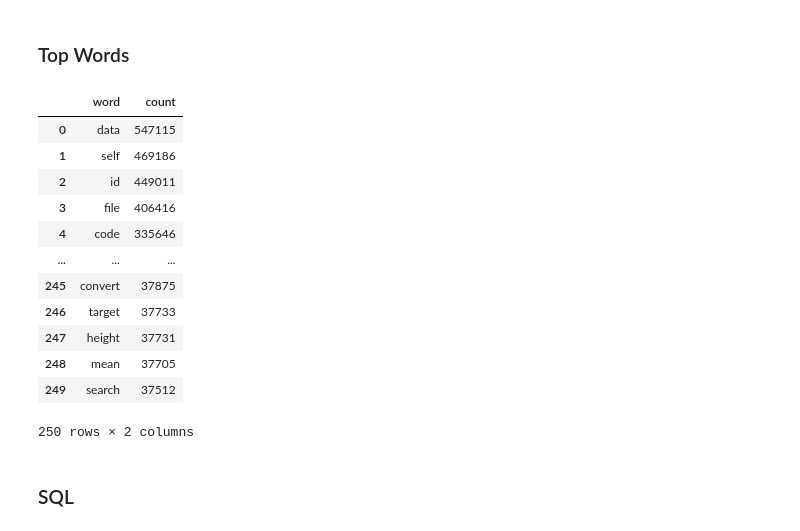
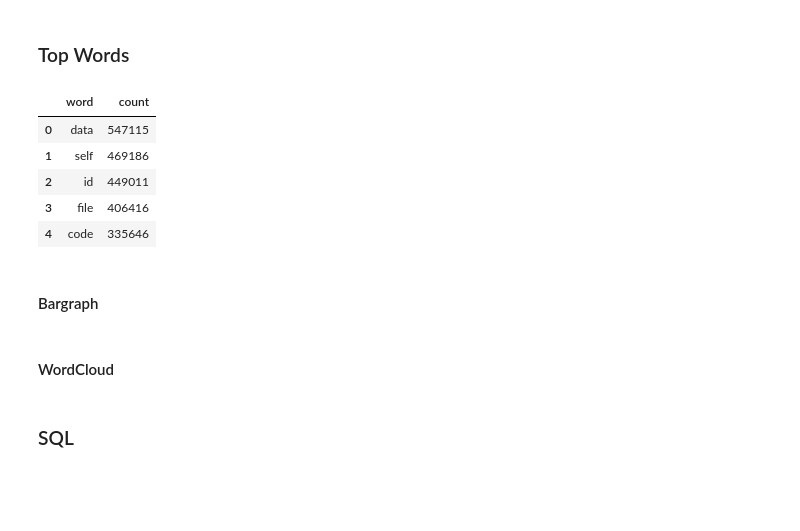
Before and after one commit to VPNA09/Stackoverflow-NLP, a Jupyter notebook: code/03 eda.ipynb, the cells around one changed output. Drawn from its saved outputs; the diff is of its cells as text; code cells hidden in the pictures; blank space fills up the shorter version.

```diff
--- a/code/03 eda.ipynb
+++ b/code/03 eda.ipynb
@@ -405,23 +405,20 @@ word_cloud(total_frequency, 'test', 10)
 # %%
 total_frequency = freq_words(df)
 # %%
-total_frequency
+total_frequency.head()
 # %% [output]
 |  | word | count |
 | 0 | data | 547115 |
 | 1 | self | 469186 |
 | 2 | id | 449011 |
 | 3 | file | 406416 |
 | 4 | code | 335646 |
-| ... | ... | ... |
-| 245 | convert | 37875 |
-| 246 | target | 37733 |
-| 247 | height | 37731 |
-| 248 | mean | 37705 |
-| 249 | search | 37512 |
-250 rows × 2 columns
 # %%
 total_top15 = total_frequency[0:15]
+# %% [markdown]
+#### Bargraph
+# %% [markdown]
+#### WordCloud
 # %% [markdown]
 ### SQL
 # %%
```
